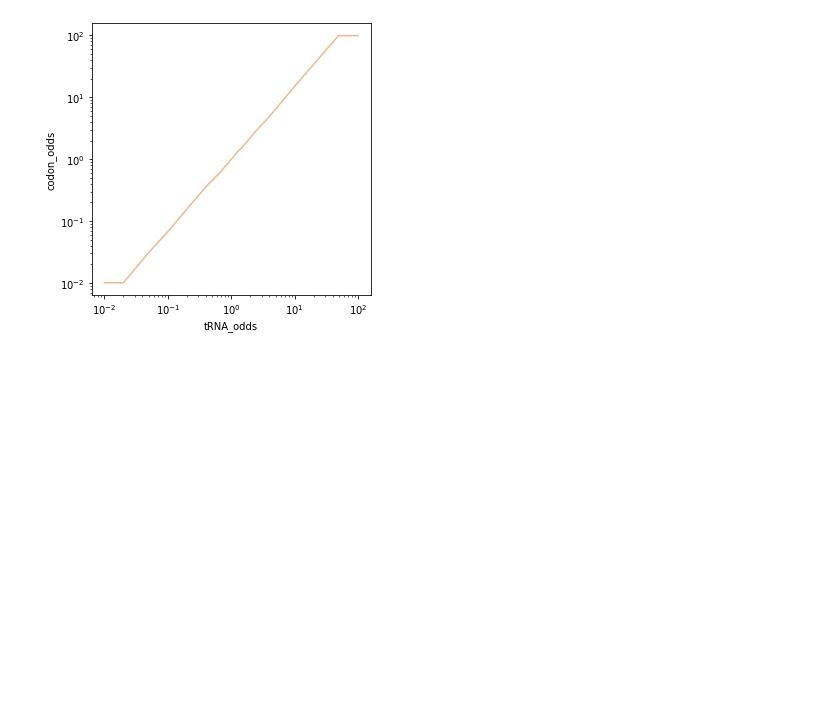
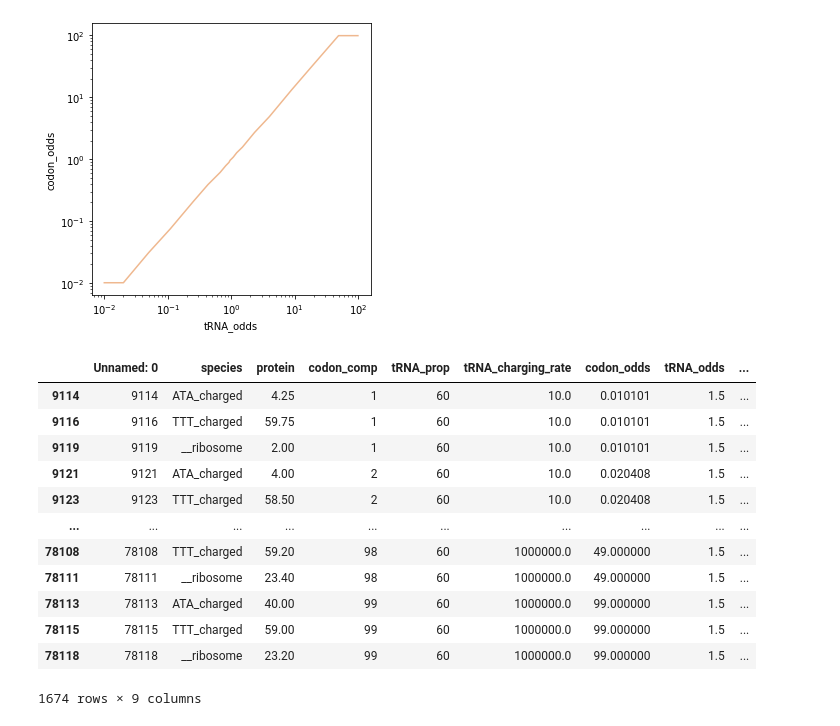
Before and after one commit to alexismhill3/tRNA-dynamics, a Jupyter notebook: notebooks/may-3-2022.ipynb, the cells around one changed output. Saved outputs shown, nothing was run; the diff lists cells and outputs as text; code cells hidden in the pictures; blank space fills up the shorter version.

```diff
--- a/notebooks/may-3-2022.ipynb
+++ b/notebooks/may-3-2022.ipynb
@@ -253,3 +266,29 @@ plt.yscale("log")
 plt.savefig(f"../plots/{date}/max_0001.png")
 # %% [output]
 [figure]
+# %%
+df_master = pd.read_csv(f"../processed_data/{date}-averages-500-s.csv")
+df_master['codon_odds'] = df_master.apply(lambda row: row.codon_comp/(100 - row.codon_comp), axis = 1)
+df_master['tRNA_odds'] = df_master.apply(lambda row: row.tRNA_prop/(100 - row.tRNA_prop), axis = 1)
+df_master["tRNA_charging_rate"] = df_master["tRNA_charging_rate"].astype(float)
+df_master['chrg_init_ratio'] = df_master["tRNA_charging_rate"] / ribosome_binding_rate
+df_master = df_master.round({"tRNA_odds": 2})
+df_1_1 = df_master[(df_master.tRNA_odds == 1.5)]
+
+species = ["__ribosome", "TTT_charged", "ATA_charged"]
+df_1_1_rib_charged_trna = df_1_1.loc[df_1_1['species'].isin(species)]
+df_1_1_rib_charged_trna
+# %% [output]
+|  | Unnamed: 0 | species | protein | codon_comp | tRNA_prop | tRNA_charging_rate | codon_odds | tRNA_odds | ... |
+| 9114 | 9114 | ATA_charged | 4.25 | 1 | 60 | 10.0 | 0.010101 | 1.5 | ... |
+| 9116 | 9116 | TTT_charged | 59.75 | 1 | 60 | 10.0 | 0.010101 | 1.5 | ... |
+| 9119 | 9119 | __ribosome | 2.00 | 1 | 60 | 10.0 | 0.010101 | 1.5 | ... |
+| 9121 | 9121 | ATA_charged | 4.00 | 2 | 60 | 10.0 | 0.020408 | 1.5 | ... |
+| 9123 | 9123 | TTT_charged | 58.50 | 2 | 60 | 10.0 | 0.020408 | 1.5 | ... |
+| ... | ... | ... | ... | ... | ... | ... | ... | ... | ... |
+| 78108 | 78108 | TTT_charged | 59.20 | 98 | 60 | 1000000.0 | 49.000000 | 1.5 | ... |
+| 78111 | 78111 | __ribosome | 23.40 | 98 | 60 | 1000000.0 | 49.000000 | 1.5 | ... |
+| 78113 | 78113 | ATA_charged | 40.00 | 99 | 60 | 1000000.0 | 99.000000 | 1.5 | ... |
+| 78115 | 78115 | TTT_charged | 59.00 | 99 | 60 | 1000000.0 | 99.000000 | 1.5 | ... |
+| 78118 | 78118 | __ribosome | 23.20 | 99 | 60 | 1000000.0 | 99.000000 | 1.5 | ... |
+1674 rows × 9 columns
```
Also changed, not shown: parts of 3 cells of this notebook, 2 other files.
